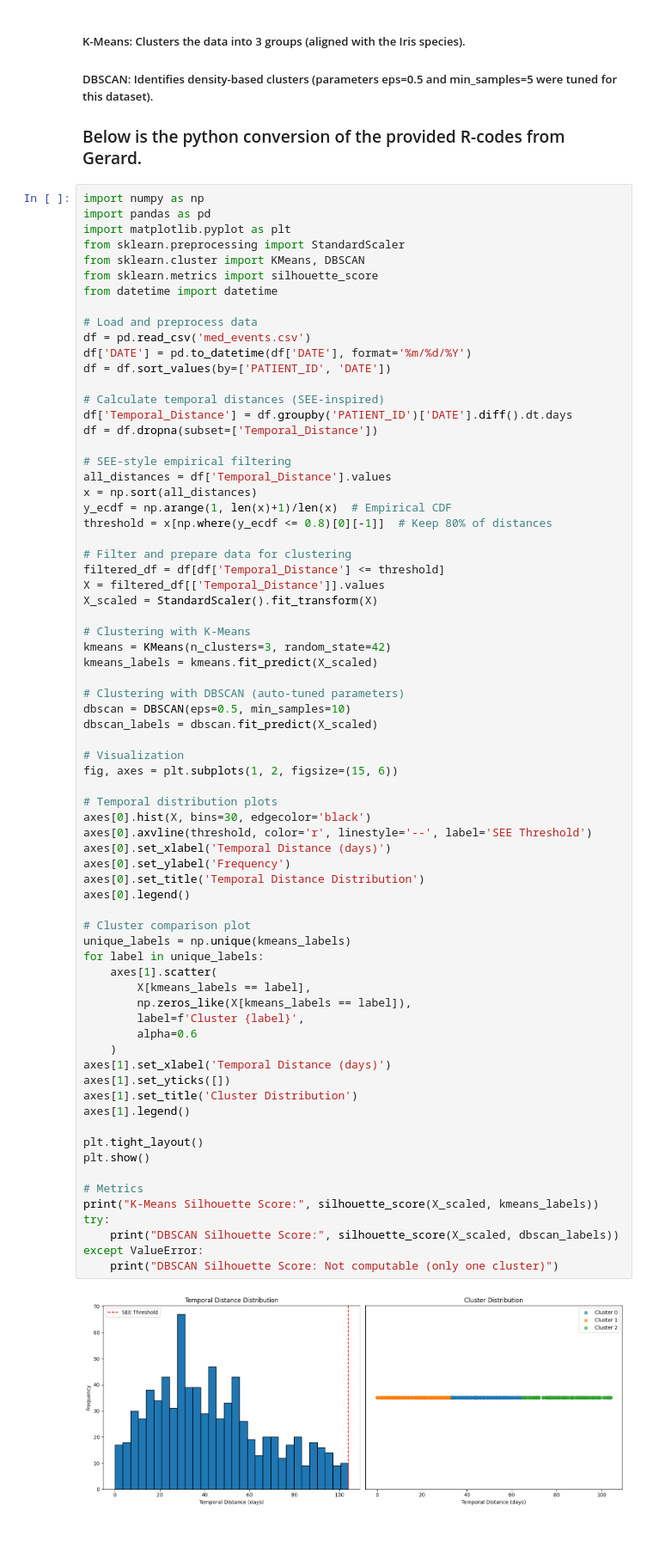
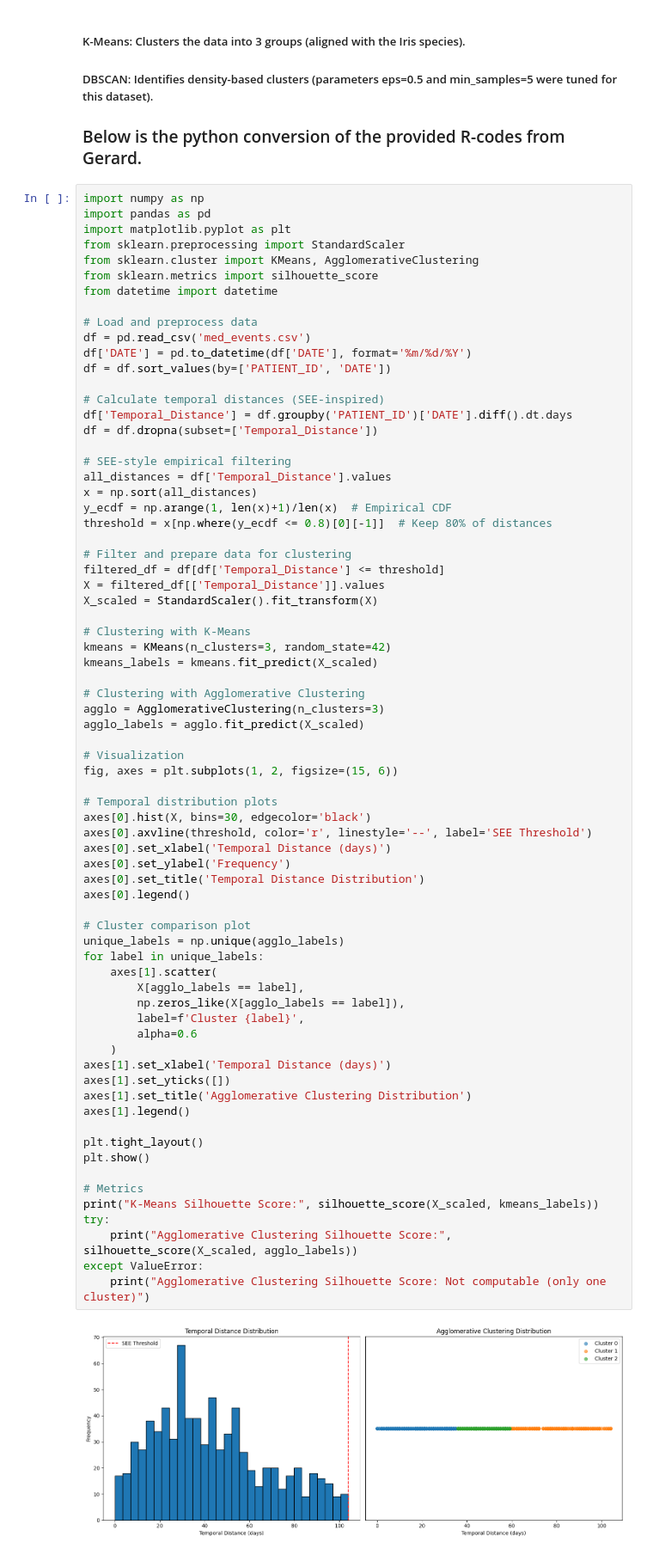
Before and after one commit to Shifts334/Sessa_Empirical_Estimator, a Jupyter notebook: SEE_Clustering.ipynb, the cells around one changed output. Shown: that part at 86% size. Drawn from its saved outputs; the diff is of its cells as text.

```diff
--- a/SEE_Clustering.ipynb
+++ b/SEE_Clustering.ipynb
@@ -19,7 +19,7 @@ import numpy as np
 import pandas as pd
 import matplotlib.pyplot as plt
 from sklearn.preprocessing import StandardScaler
-from sklearn.cluster import KMeans, DBSCAN
+from sklearn.cluster import KMeans, AgglomerativeClustering
 from sklearn.metrics import silhouette_score
 from datetime import datetime
 
@@ -47,44 +47,44 @@ X_scaled = StandardScaler().fit_transform(X)
 kmeans = KMeans(n_clusters=3, random_state=42)
 kmeans_labels = kmeans.fit_predict(X_scaled)
 
-# Clustering with DBSCAN (auto-tuned parameters)
-dbscan = DBSCAN(eps=0.5, min_samples=10)
-dbscan_labels = dbscan.fit_predict(X_scaled)
+# Clustering with Agglomerative Clustering
+agglo = AgglomerativeClustering(n_clusters=3)
+agglo_labels = agglo.fit_predict(X_scaled)
 
 # Visualization
 fig, axes = plt.subplots(1, 2, figsize=(15, 6))
 
 # Temporal distribution plots
 axes[0].hist(X, bins=30, edgecolor='black')
 axes[0].axvline(threshold, color='r', linestyle='--', label='SEE Threshold')
 axes[0].set_xlabel('Temporal Distance (days)')
 axes[0].set_ylabel('Frequency')
 axes[0].set_title('Temporal Distance Distribution')
 axes[0].legend()
 
 # Cluster comparison plot
-unique_labels = np.unique(kmeans_labels)
+unique_labels = np.unique(agglo_labels)
 for label in unique_labels:
     axes[1].scatter(
-        X[kmeans_labels == label],
-        np.zeros_like(X[kmeans_labels == label]),
+        X[agglo_labels == label],
+        np.zeros_like(X[agglo_labels == label]),
         label=f'Cluster {label}',
         alpha=0.6
     )
 axes[1].set_xlabel('Temporal Distance (days)')
 axes[1].set_yticks([])
-axes[1].set_title('Cluster Distribution')
+axes[1].set_title('Agglomerative Clustering Distribution')
 axes[1].legend()
 
 plt.tight_layout()
 plt.show()
 
 # Metrics
 print("K-Means Silhouette Score:", silhouette_score(X_scaled, kmeans_labels))
 try:
-    print("DBSCAN Silhouette Score:", silhouette_score(X_scaled, dbscan_labels))
+    print("Agglomerative Clustering Silhouette Score:", silhouette_score(X_scaled, agglo_labels))
 except ValueError:
-    print("DBSCAN Silhouette Score: Not computable (only one cluster)")
+    print("Agglomerative Clustering Silhouette Score: Not computable (only one cluster)")
 # %% [output]
-[figure, old version]
+[figure, new version]
 K-Means Silhouette Score: 0.5727058894427505
```
Also changed, not shown: parts of 1 cell of this notebook.
